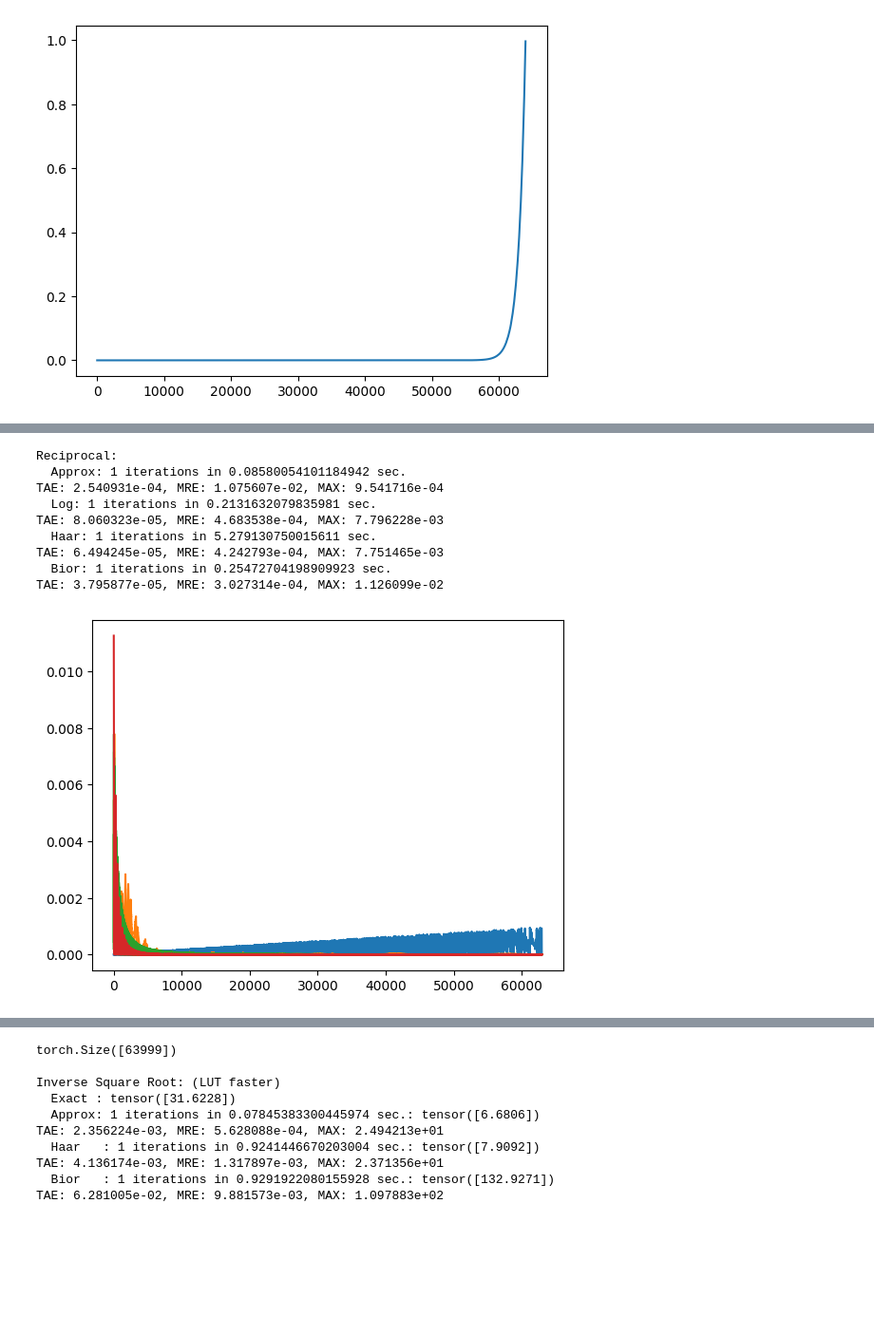
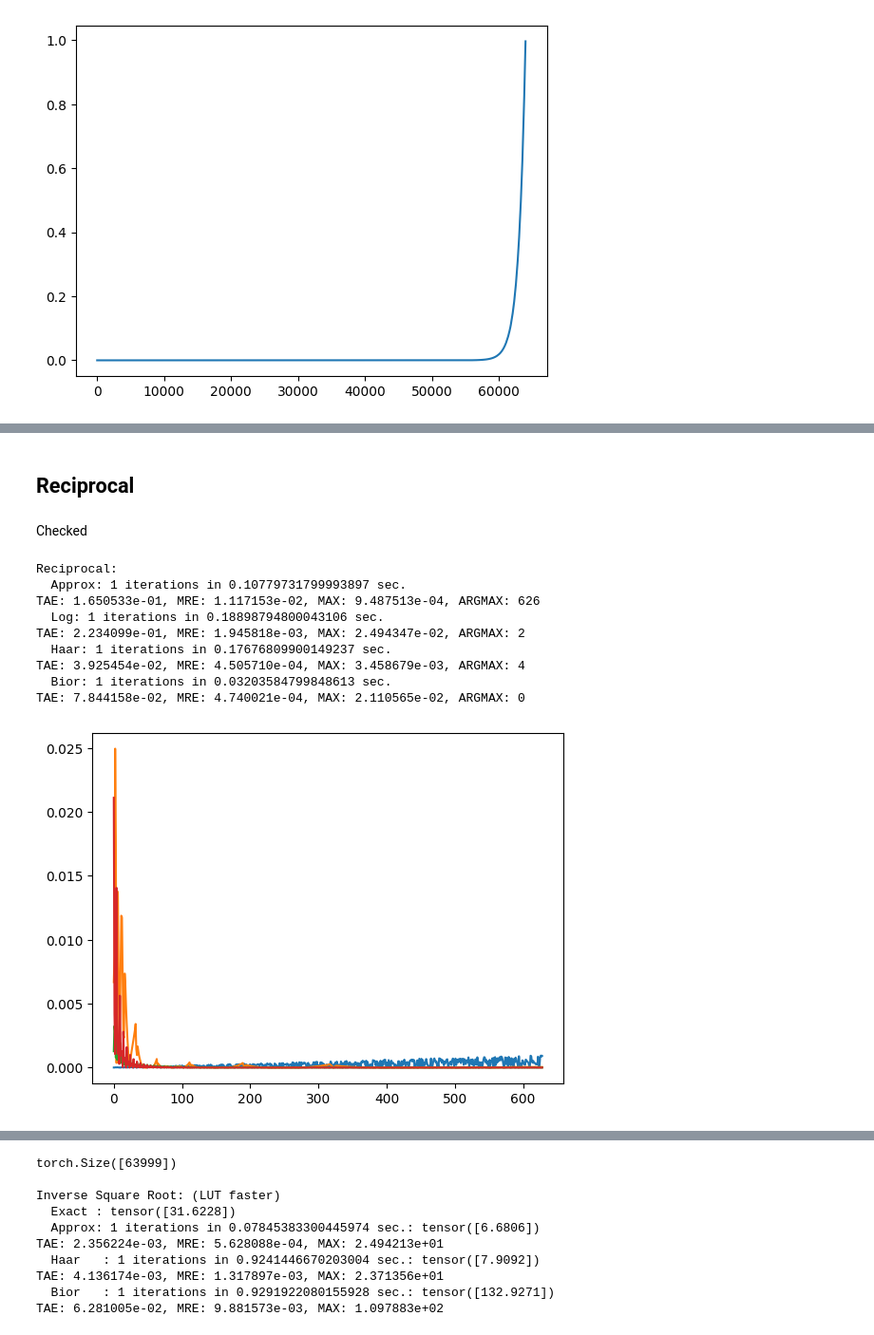
Before and after one commit to jimouris/curl, a Jupyter notebook: tutorials/Tutorial_0_Function_Approximations.ipynb, the cells around one changed output, grey strips where cells are left out. Shown at 95% size. Saved outputs shown, nothing was run; the diff lists cells and outputs as text; code cells hidden in the pictures; blank space fills up the shorter version.

```diff
--- a/tutorials/Tutorial_0_Function_Approximations.ipynb
+++ b/tutorials/Tutorial_0_Function_Approximations.ipynb
@@ -129,6 +203,11 @@ TAE: 1.925104e+02, MRE: 1.298103e+02, MAX: 2.697282e+03
+# %% [markdown]
+## Reciprocal
+# %% [markdown]
+Checked
 # %%
 # x = torch.tensor([0.00005, 0.0001, 0.005, 0.01, 0.05, 0.1, 0.5, 1]) # , 5, 10, 50, 100 , 500, 1000, 5000, 10000, 50000])
-x = torch.arange(1.0, 64, 0.001)
+x = torch.arange(start=1.1, end=64, step=0.1)
+# x = torch.arange(start=1.01, end=10, step=0.01)
 # x = x.reshape((63, 100))
 x_enc = crypten.cryptensor(x)
 
@@ -137,39 +216,39 @@ print("\nReciprocal:")
 with cfg.temp_override({"functions.reciprocal_method": 'NR', "functions.exp_method": 'limit'}):
     start1 = timeit.default_timer()
     for _ in range(num_iters):
         z_enc = x_enc.reciprocal()  # Private
     # print("  Approx:", num_iters, "iterations in",  timeit.default_timer() - start1, "sec.:", z_enc.get_plain_text()[:print_terms])
     print_app("Approx", timeit.default_timer(), start1)
     print_diff(x.reciprocal(), z_enc)
 with cfg.temp_override({"functions.reciprocal_method": 'log', "functions.log_method": 'iter'}):
     start1 = timeit.default_timer()
     for _ in range(num_iters):
         z_enc = x_enc.reciprocal()  # Private
     # print("  Approx:", num_iters, "iterations in",  timeit.default_timer() - start1, "sec.:", z_enc.get_plain_text()[:print_terms])
     print_app("Log", timeit.default_timer(), start1)
     print_diff(x.reciprocal(), z_enc)
 with cfg.temp_override({"functions.reciprocal_method": 'haar'}):
     start1 = timeit.default_timer()
     for _ in range(num_iters):
         z_enc = x_enc.reciprocal()  # Private
     # print("  Haar  :", num_iters, "iterations in",  timeit.default_timer() - start1, "sec.:", z_enc.get_plain_text()[:print_terms])
     print_app("Haar", timeit.default_timer(), start1)
     print_diff(x.reciprocal(), z_enc)
 with cfg.temp_override({"functions.reciprocal_method": 'bior'}):
     start1 = timeit.default_timer()
     for _ in range(num_iters):
         z_enc = x_enc.reciprocal()  # Private
     # print("  Bior  :", num_iters, "iterations in",  timeit.default_timer() - start1, "sec.:", z_enc.get_plain_text()[:print_terms])
     print_app("Bior", timeit.default_timer(), start1)
     print_diff(x.reciprocal(), z_enc)
 # %% [output]
 Reciprocal:
-  Approx: 1 iterations in 0.08580054101184942 sec.
-TAE: 2.540931e-04, MRE: 1.075607e-02, MAX: 9.541716e-04
-  Log: 1 iterations in 0.2131632079835981 sec.
-TAE: 8.060323e-05, MRE: 4.683538e-04, MAX: 7.796228e-03
-  Haar: 1 iterations in 5.279130750015611 sec.
-TAE: 6.494245e-05, MRE: 4.242793e-04, MAX: 7.751465e-03
-  Bior: 1 iterations in 0.25472704198909923 sec.
-TAE: 3.795877e-05, MRE: 3.027314e-04, MAX: 1.126099e-02
+  Approx: 1 iterations in 0.10779731799993897 sec.
+TAE: 1.650533e-01, MRE: 1.117153e-02, MAX: 9.487513e-04, ARGMAX: 626
+  Log: 1 iterations in 0.18898794800043106 sec.
+TAE: 2.234099e-01, MRE: 1.945818e-03, MAX: 2.494347e-02, ARGMAX: 2
+  Haar: 1 iterations in 0.17676809900149237 sec.
+TAE: 3.925454e-02, MRE: 4.505710e-04, MAX: 3.458679e-03, ARGMAX: 4
+  Bior: 1 iterations in 0.03203584799848613 sec.
+TAE: 7.844158e-02, MRE: 4.740021e-04, MAX: 2.110565e-02, ARGMAX: 0
-[figure, old version]
+[figure, new version]
```
Also changed, not shown: parts of 34 cells of this notebook, 1 other file.
